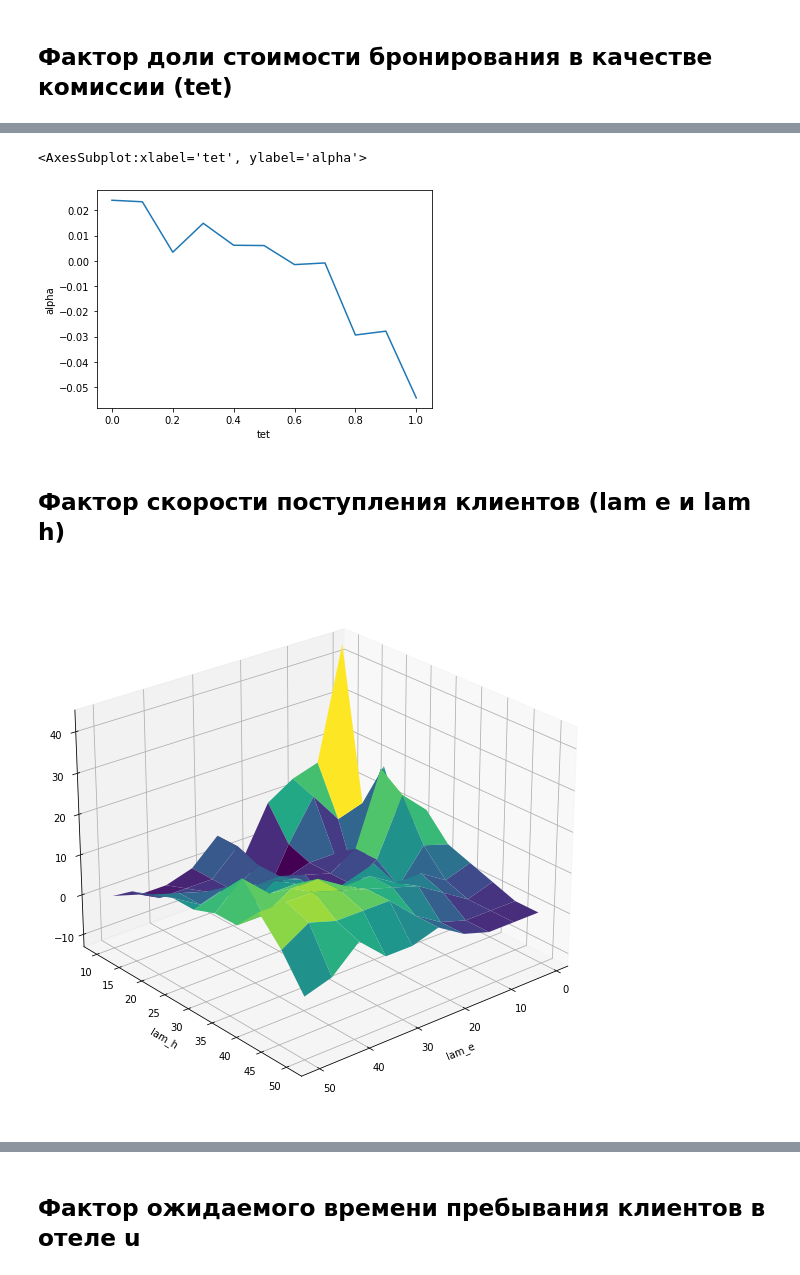
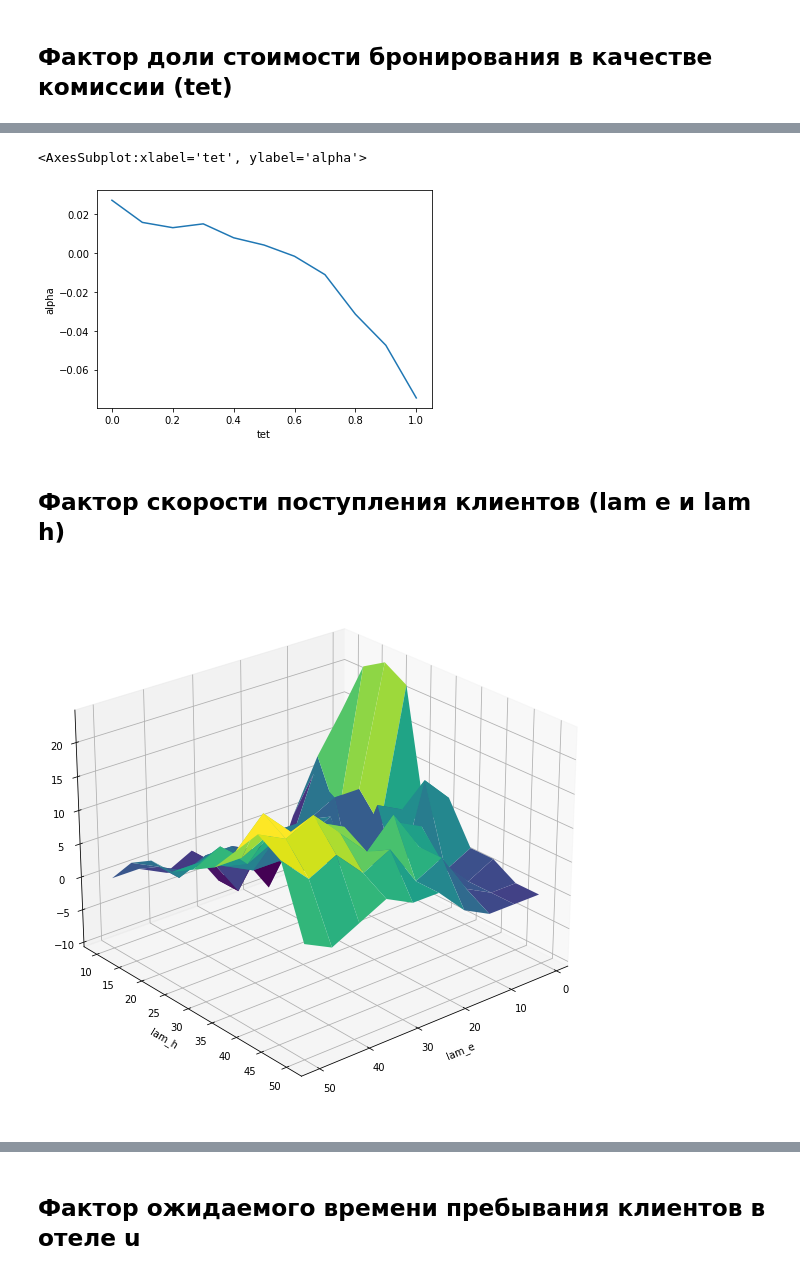
Before and after one commit to LevBugrov/hotel_strategy, a Jupyter notebook: diff.ipynb, the cells around one changed output, grey strips where cells are left out. Drawn from its saved outputs; the diff is of its cells as text; code cells hidden in the pictures.

```diff
--- a/diff.ipynb
+++ b/diff.ipynb
@@ -65,7 +65,7 @@ diff = [[0 for _ in range(size)] for _ in range(size)]
 for q_now in range(34, 43, 1):
    for i in range(size):
         for j in range(size):
-            profit_ = profit_split(we=X[i][j], wh=Y[i][j], q=q_now, days=1000)
+            profit_ = profit_split(we=X[i][j], wh=Y[i][j], q=q_now, days=2500)
             if Z_optimal[i][j] < profit_:
                 Z_optimal[i][j] = profit_
                 q_optimal[i][j] = q_now
@@ -106,7 +106,7 @@ q_optimal_form = [[0 for _ in range(size)] for _ in range(size)]
 for q_now in range(30, 50, 2):
    for i in range(size):
         for j in range(size):
-            profit_ = profit_split(we=X[i][j], wh=Y[i][j], q=q_now, days=1000)
+            profit_ = profit_split(we=X[i][j], wh=Y[i][j], q=q_now, days=2500)
             if Z_optimal[i][j] < profit_:
                 Z_optimal[i][j] = profit_
                 q_optimal[i][j] = q_now
@@ -117,7 +117,7 @@ for q_now in range(30, 50, 2):
 alpha = [[0 for _ in range(size)] for _ in range(size)]
 for i in range(size):
     for j in range(size):
-        alpha[i][j] = Z_optimal[i][j] / profit_share(we=X[i][j], wh=Y[i][j], days=1000)
+        alpha[i][j] = Z_optimal[i][j] / profit_share(we=X[i][j], wh=Y[i][j], days=2500)
 
 alpha_form = Z_optimal_form/Pi_com_f(we=X, wh=Y)
 
@@ -150,7 +150,7 @@ q_optimal_form = [0 for _ in range(11)]
 
 for tet_ in range(11):
     for q_now in range(0, 60, 2):
-        profit_ = profit_split(q=q_now, tet=tet_/10, days=1000)
+        profit_ = profit_split(q=q_now, tet=tet_/10, days=10000)
         if Pi_optimal[tet_] < profit_:
             Pi_optimal[tet_] = profit_
             q_optimal[tet_] = q_now
@@ -167,5 +167,5 @@ sns.lineplot(data=df, x="tet", y="q*")
 # %%
-Pi_com_optimal = [profit_share(tet=tet_/10, days=1000) for tet_ in range(11)]
+Pi_com_optimal = [profit_share(tet=tet_/10, days=10000) for tet_ in range(11)]
 Pi_com_optimal_form = [Pi_com_f(tet=tet_/10) for tet_ in range(11)]
 
 df['alpha'] = [Pi_optimal[i]/Pi_com_optimal[i]-Pi_optimal_form[i]/Pi_com_optimal_form[i] for i in range(11)]
@@ -173,7 +173,7 @@ df['alpha'] = [Pi_optimal[i]/Pi_com_optimal[i]-Pi_optimal_form[i]/Pi_com_optimal
 sns.lineplot(data=df, x="tet", y="alpha")
 # %% [output]
 <AxesSubplot:xlabel='tet', ylabel='alpha'>
-[figure, old version]
+[figure, new version]
 # %% [markdown]
 ## Фактор скорости поступления клиентов (lam e и lam h)
 # %%
@@ -188,35 +188,35 @@ q_optimal = [[0 for _ in range(size)] for _ in range(size)]
 
 Z_optimal_form = [[0 for _ in range(size)] for _ in range(size)]
 q_optimal_form = [[0 for _ in range(size)] for _ in range(size)]
 
 diff = [[0 for _ in range(size)] for _ in range(size)]
 
 for q_now in range(20, 80, 2):
    for i in range(size):
         for j in range(size):
-            profit_ = profit_split(lam_e=X[i][j], lam_h=Y[i][j], q=q_now, days=1000)
+            profit_ = profit_split(lam_e=X[i][j], lam_h=Y[i][j], q=q_now, days=2500)
             if Z_optimal[i][j] < profit_:
                 Z_optimal[i][j] = profit_
                 q_optimal[i][j] = q_now
             if Z_optimal_form[i][j] < Pi_h_f(lam_e=X[i][j], lam_h=Y[i][j], q=q_now):
                 Z_optimal_form[i][j] = Pi_h_f(lam_e=X[i][j], lam_h=Y[i][j], q=q_now)
                 q_optimal_form[i][j] = q_now
 
             diff[i][j] = q_optimal[i][j] - q_optimal_form[i][j]
 
 Z = np.array(diff)
 
 figure(figsize=(10,10))
 
 ax = plt.axes(projection ='3d')
 ax.plot_surface(X, Y, Z, rstride=1, cstride=1, cmap='viridis')
 
 plt.xlabel("lam_e")
 plt.ylabel("lam_h")
 ax.view_init(25, 50) #  поворачиваем график
 plt.show()
 # %% [output]
-[figure, old version]
+[figure, new version]
 # %%
 Z = np.array(Z_optimal)
 Z_form = np.array(Z_optimal_form)
```
Also changed, not shown: parts of 6 cells of this notebook.
